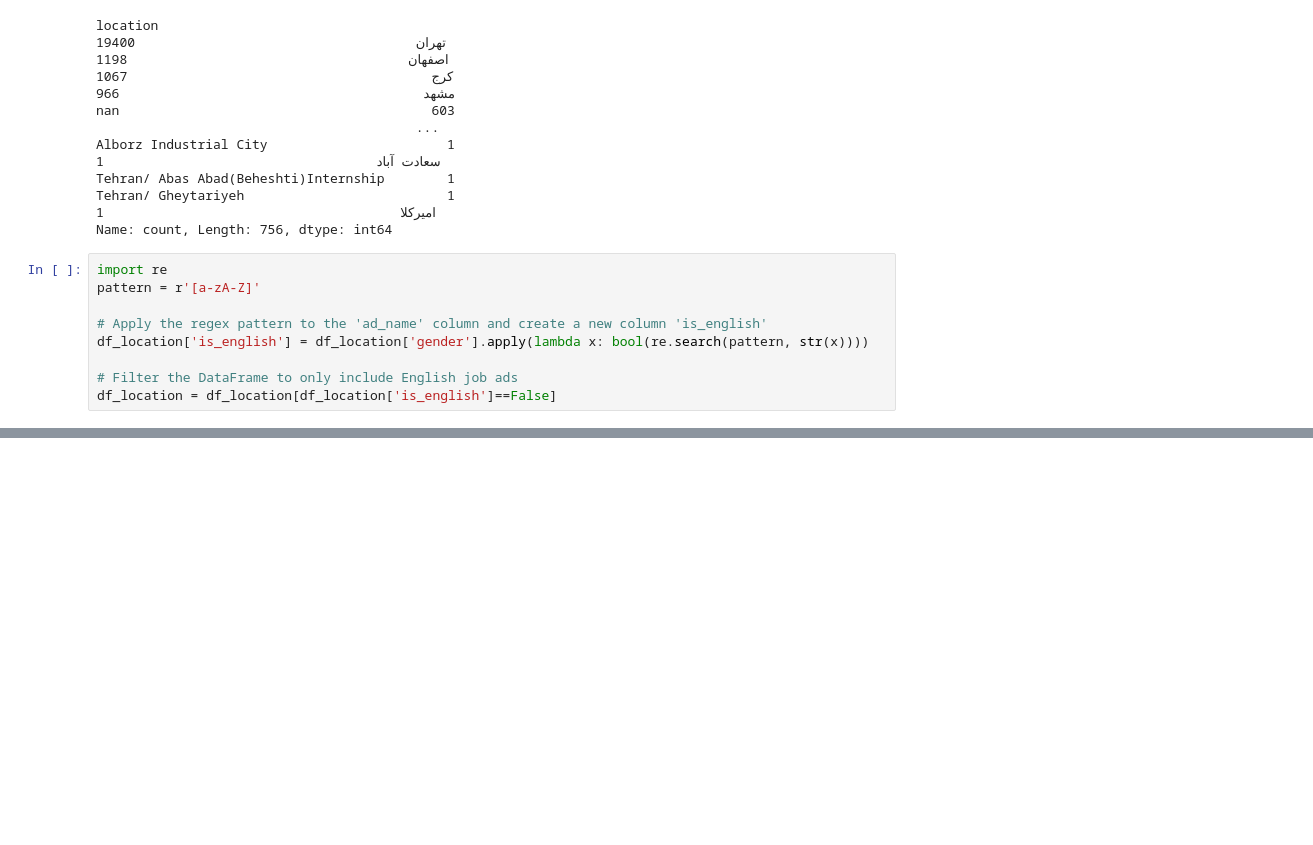
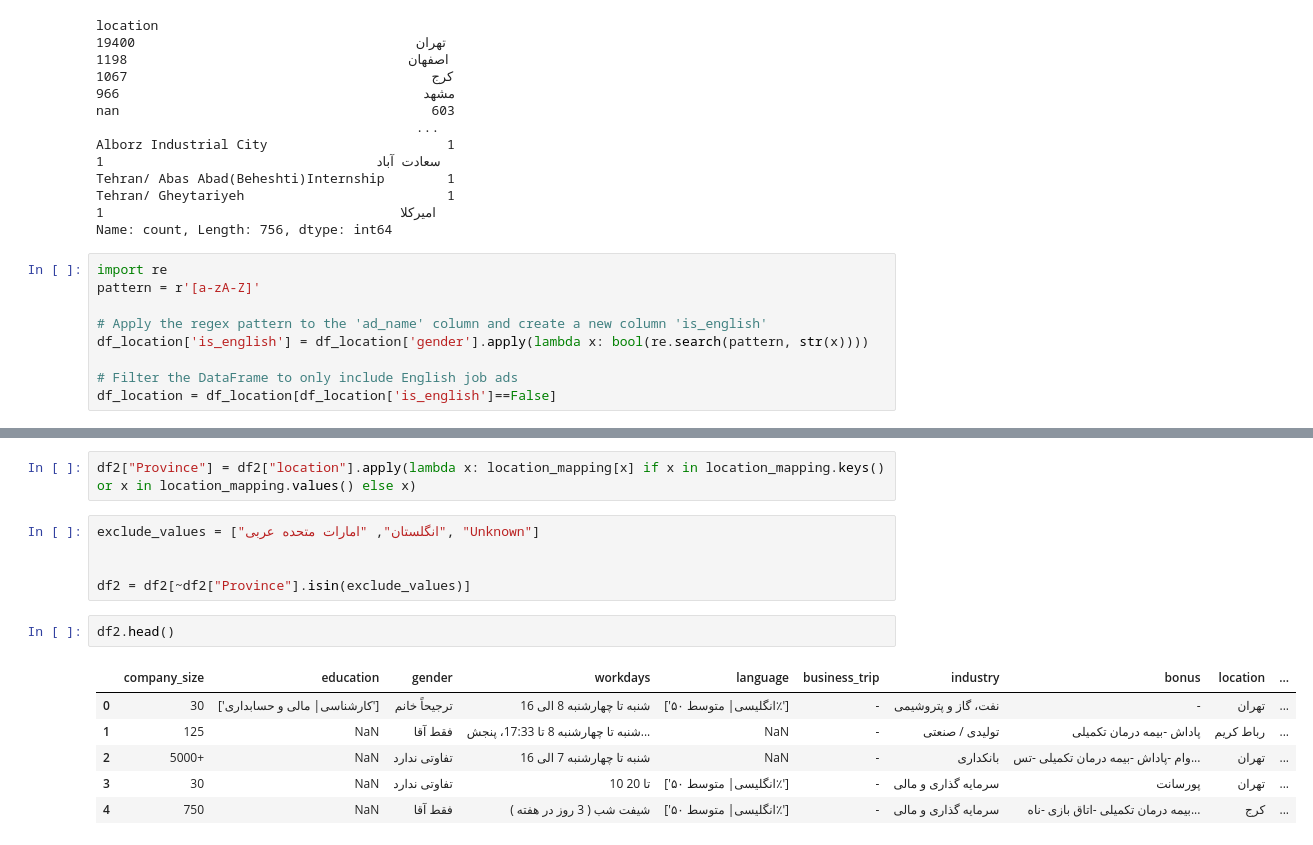
Before and after one commit to arianGh1/JobVision-Project, a Jupyter notebook: analysis.ipynb, the cells around one changed output, grey strips where cells are left out. Drawn from its saved outputs; the diff is of its cells as text; blank space fills up the shorter version.

```diff
--- a/analysis.ipynb
+++ b/analysis.ipynb
@@ -124,0 +1315,16 @@ df2["location"]
+# %%
+df2["Province"] = df2["location"].apply(lambda x: location_mapping[x] if x in location_mapping.keys() or x in location_mapping.values() else x)
+# %%
+exclude_values = ["انگلستان", "امارات متحده عربی", "Unknown"]
+
+
+df2 = df2[~df2["Province"].isin(exclude_values)]
+# %%
+df2.head()
+# %% [output]
+|  | company_size | education | gender | workdays | language | business_trip | industry | bonus | location | ... |
+| 0 | 30 | ['کارشناسی| مالی و حسابداری'] | ترجیحاً خانم | شنبه تا چهارشنبه 8 الی 16 | ['انگلیسی| متوسط ۵۰٪'] | - | نفت، گاز و پتروشیمی | - | تهران | ... |
+| 1 | 125 | NaN | فقط آقا | شنبه تا چهارشنبه 8 تا 17:33، پنجش... | NaN | - | تولیدی / صنعتی | پاداش -بیمه درمان تکمیلی | رباط کریم | ... |
+| 2 | 5000+ | NaN | تفاوتی ندارد | شنبه تا چهارشنبه 7 الی 16 | NaN | - | بانکداری | وام -پاداش -بیمه درمان تکمیلی -تس... | تهران | ... |
+| 3 | 30 | NaN | تفاوتی ندارد | 10 تا 20 | ['انگلیسی| متوسط ۵۰٪'] | - | سرمایه گذاری و مالی | پورسانت | تهران | ... |
+| 4 | 750 | NaN | فقط آقا | شیفت شب ( 3 روز در هفته ) | ['انگلیسی| متوسط ۵۰٪'] | - | سرمایه گذاری و مالی | بیمه درمان تکمیلی -اتاق بازی -ناه... | کرج | ... |
```
Also changed, not shown: parts of 4 cells of this notebook, 7 other files.
